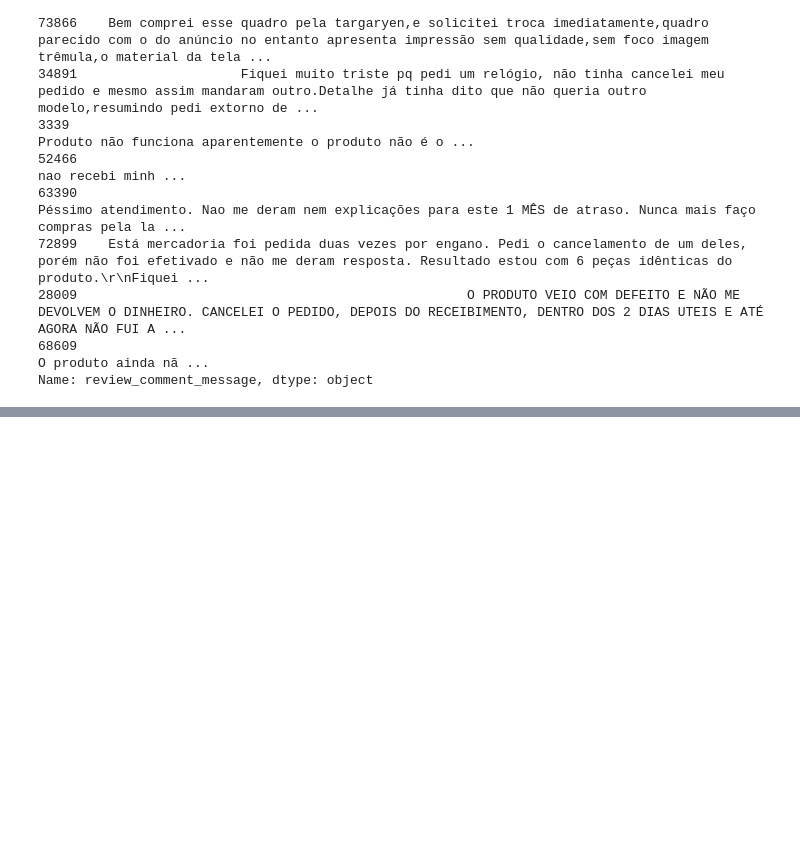
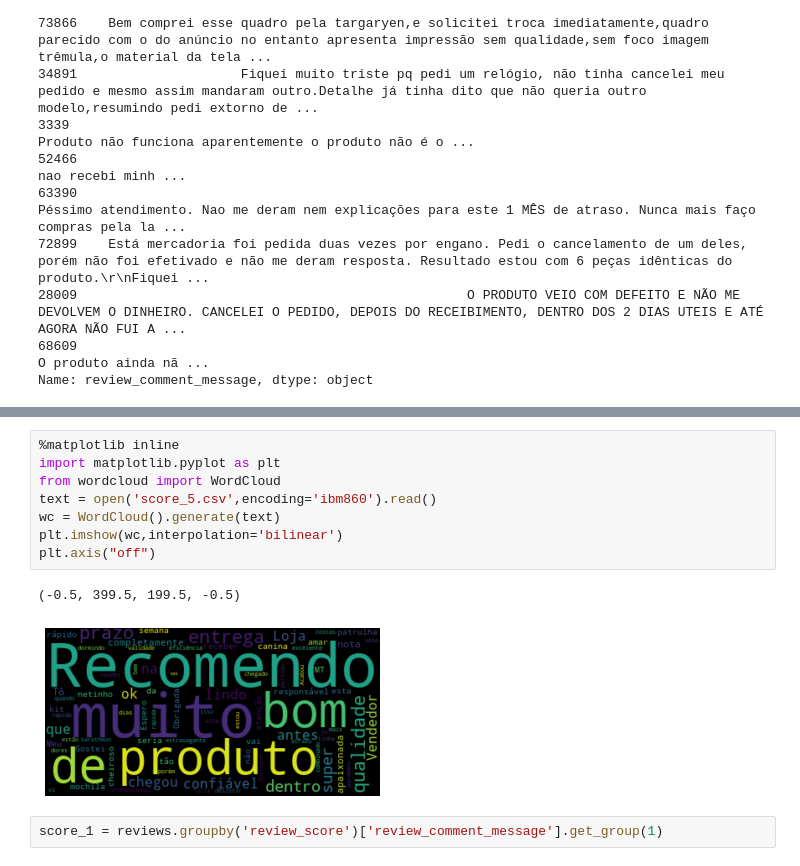
Before and after one commit to FoeinLove/Philips_Market_Analytics, a Jupyter notebook: phi.ipynb, the cells around one changed output, grey strips where cells are left out. Saved outputs shown, nothing was run; the diff lists cells and outputs as text; blank space fills up the shorter version.

```diff
--- a/phi.ipynb
+++ b/phi.ipynb
@@ -249,0 +307,13 @@ We can extract key words from their comment messages to get a statistical view.
+# %%
+%matplotlib inline
+import matplotlib.pyplot as plt
+from wordcloud import WordCloud
+text = open('score_5.csv',encoding='ibm860').read()
+wc = WordCloud().generate(text)
+plt.imshow(wc,interpolation='bilinear')
+plt.axis("off")
+# %% [output]
+(-0.5, 399.5, 199.5, -0.5)
+[figure, added]
+# %%
+score_1 = reviews.groupby('review_score')['review_comment_message'].get_group(1)
```
Also changed, not shown: parts of 197 cells of this notebook, 6 other files.
